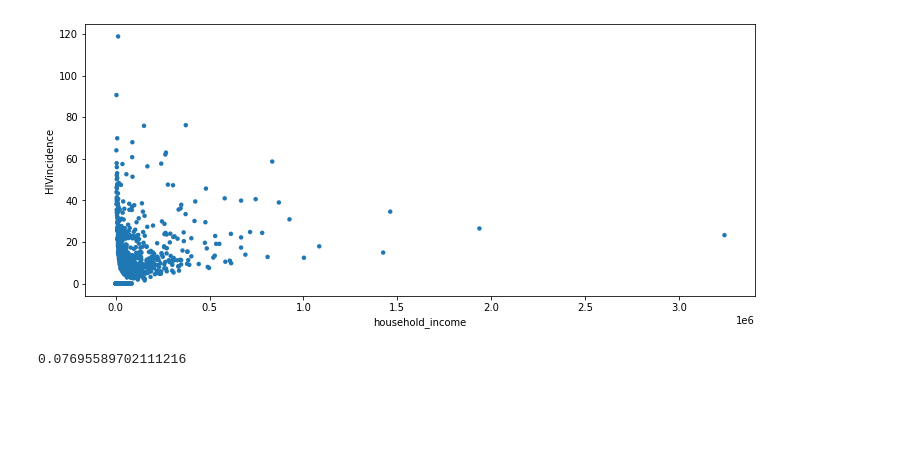
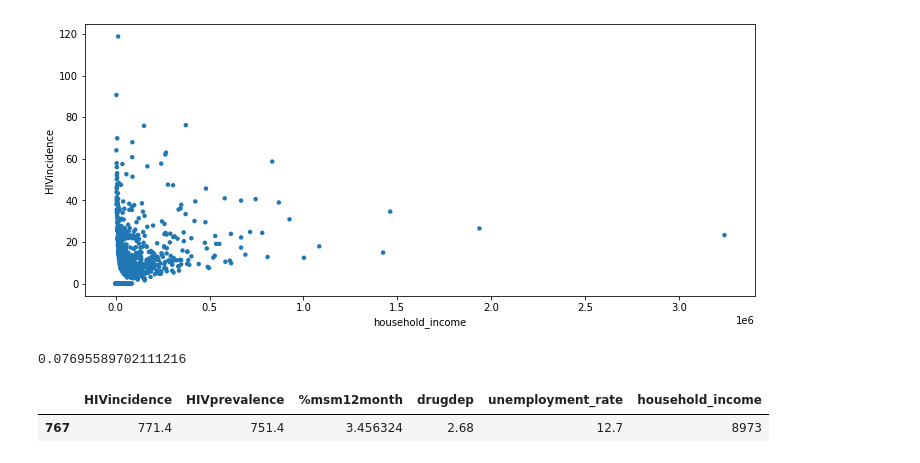
Before and after one commit to Cynz300/forecasting-hiv-incidences-private, a Jupyter notebook: notebooks/ilya_nb.ipynb, the cells around one changed output. Drawn from its saved outputs; the diff is of its cells as text; code cells hidden in the pictures; blank space fills up the shorter version.

```diff
--- a/notebooks/ilya_nb.ipynb
+++ b/notebooks/ilya_nb.ipynb
@@ -183,3 +190,8 @@ simple_df = simple_df.drop(index = 767, axis = 1)
 metrics.r2_score(Y_test, dummy)
 # %% [output]
 0.07695589702111216
+# %%
+simple_df[simple_df['HIVincidence'] > 400]
+# %% [output]
+|  | HIVincidence | HIVprevalence | %msm12month | drugdep | unemployment_rate | household_income |
+| 767 | 771.4 | 751.4 | 3.456324 | 2.68 | 12.7 | 8973 |
```
Also changed, not shown: parts of 8 cells of this notebook, 1 other file.
